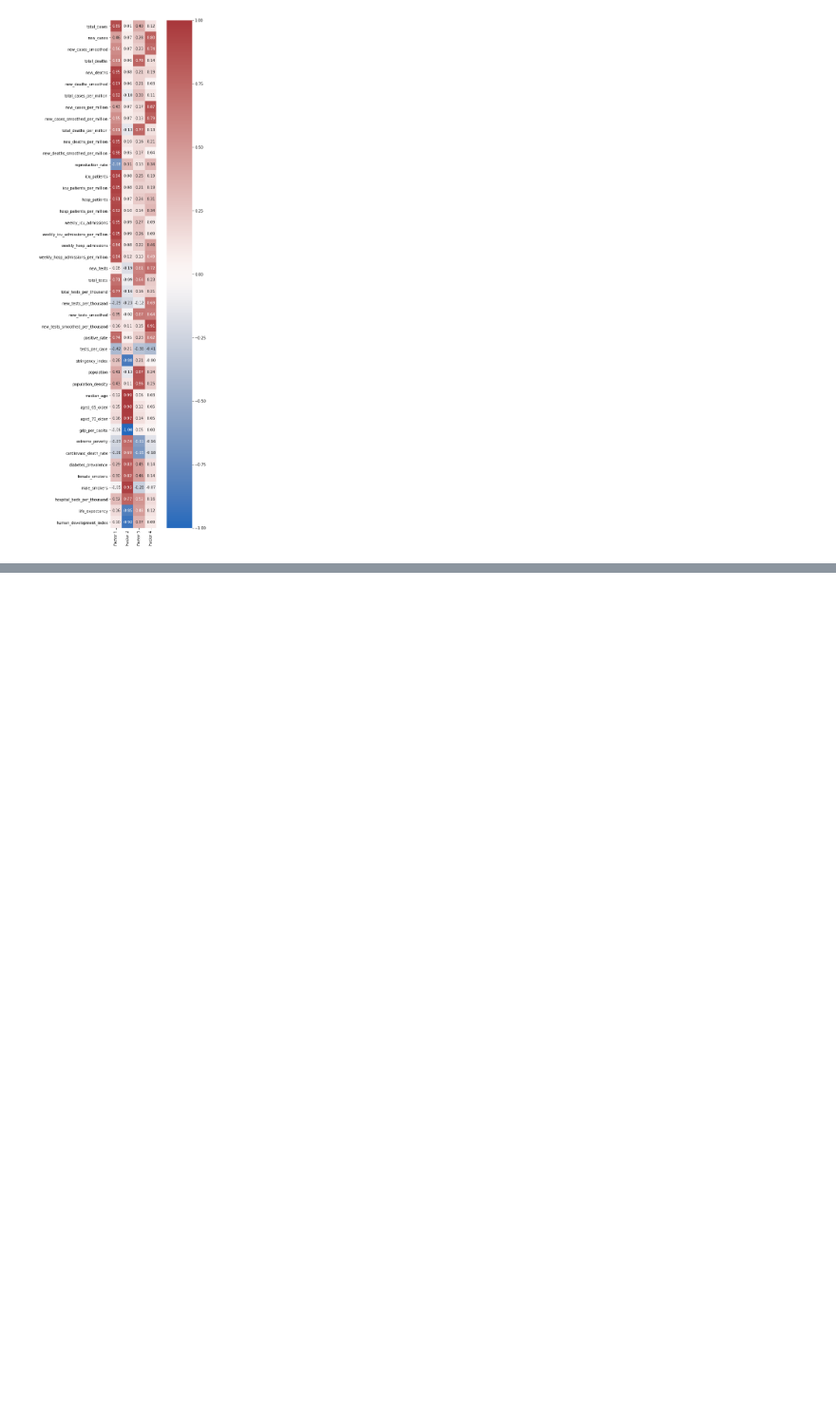
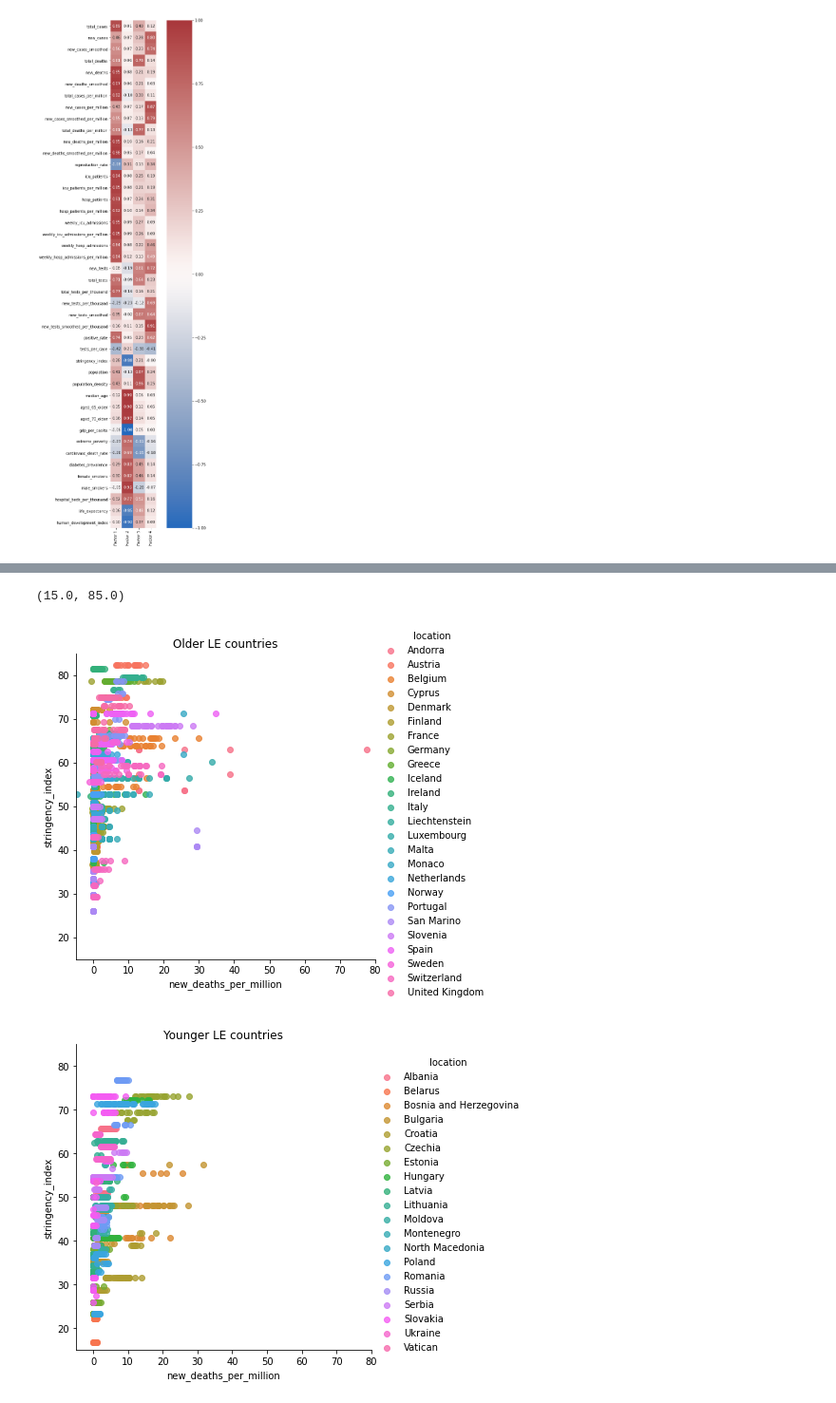
Before and after one commit to stefan-stein/Citadel-Datathon-2021, a Jupyter notebook: Charlotte - owid-covid-data.ipynb, the cells around one changed output, grey strips where cells are left out. Shown at 95% size. Saved outputs shown, nothing was run; the diff lists cells and outputs as text; code cells hidden in the pictures; blank space fills up the shorter version.

```diff
--- a/Charlotte - Day 1.ipynb
+++ b/Charlotte - owid-covid-data.ipynb
@@ -198,0 +211,17 @@ ax = sns.heatmap(loadings,
+# %%
+sns.lmplot(x="new_deaths_per_million",y="stringency_index", data=old_df.reset_index(),
+          fit_reg=False,
+          hue="location")
+plt.title("Older LE countries")
+plt.xlim(-5,80)
+plt.ylim(15,85)
+sns.lmplot(x="new_deaths_per_million", y="stringency_index", data=young_df.reset_index(),
+          fit_reg=False,
+          hue="location")
+plt.title("Younger LE countries")
+plt.xlim(-5,80)
+plt.ylim(15,85)
+# %% [output]
+(15.0, 85.0)
+[figure, added]
+[figure, added]
```
Also changed, not shown: parts of 5 cells of this notebook, 1 other file.
